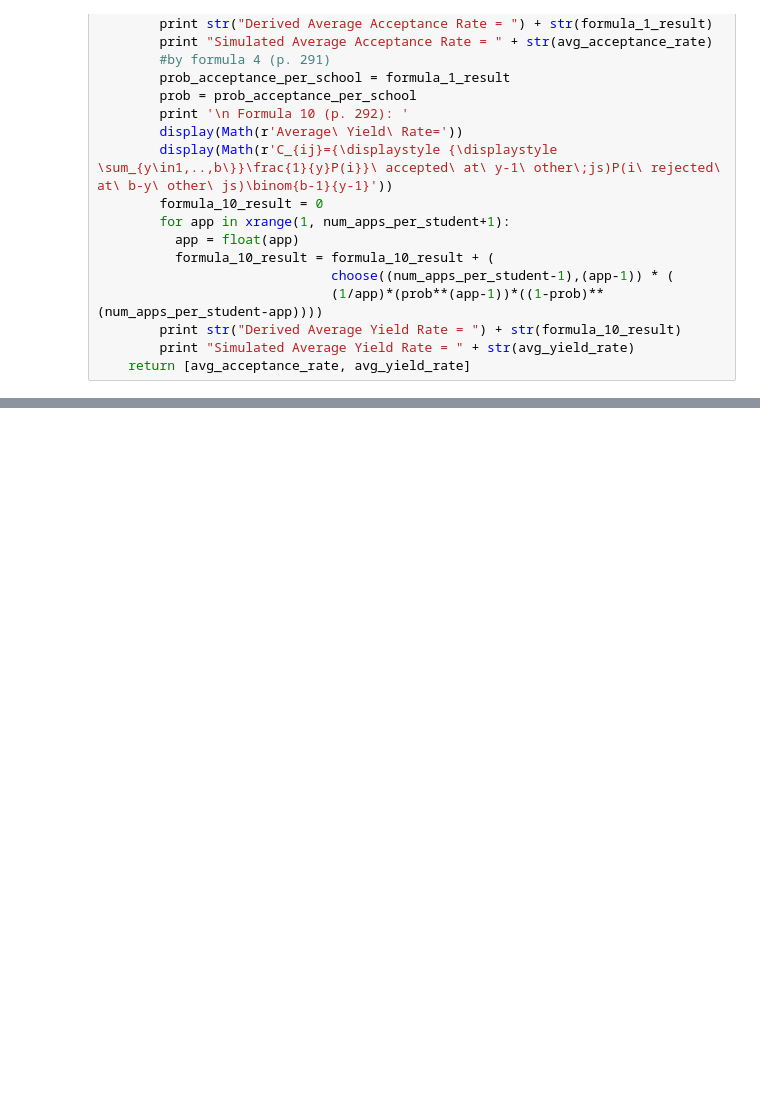
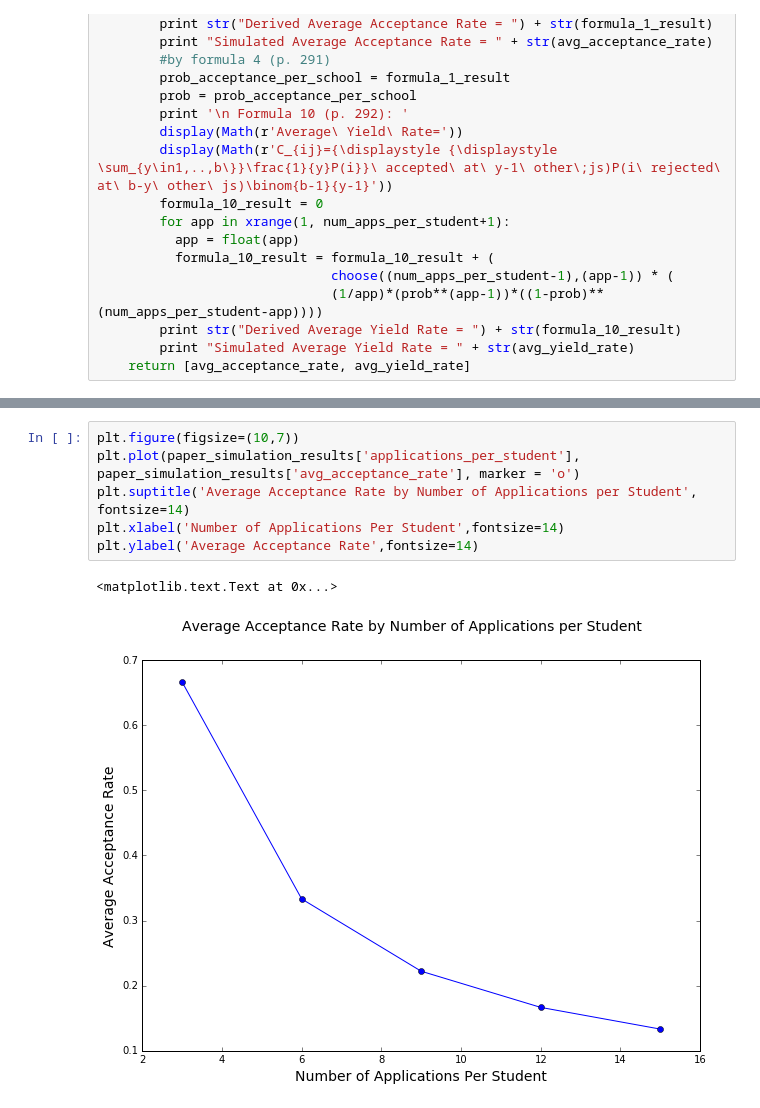
Before and after one commit to craigtutterow/admissions-sim, a Jupyter notebook: admissions_simulation.ipynb, the cells around one changed output, grey strips where cells are left out. Cells and saved outputs as stored; diff of their text form; blank space fills up the shorter version.

Commit message:
change plotting library to matplotlib

```diff
--- a/admissions_simulation.ipynb
+++ b/admissions_simulation.ipynb
@@ -153,0 +119,9 @@ plotly.offline.iplot(figure, filename='basic-line')
+# %%
+plt.figure(figsize=(10,7))
+plt.plot(paper_simulation_results['applications_per_student'], paper_simulation_results['avg_acceptance_rate'], marker = 'o')
+plt.suptitle('Average Acceptance Rate by Number of Applications per Student', fontsize=14)
+plt.xlabel('Number of Applications Per Student',fontsize=14)
+plt.ylabel('Average Acceptance Rate',fontsize=14)
+# %% [output]
+<matplotlib.text.Text at 0x...>
+[figure, added]
```
Also changed, not shown: parts of 7 cells of this notebook, 2 other files.
